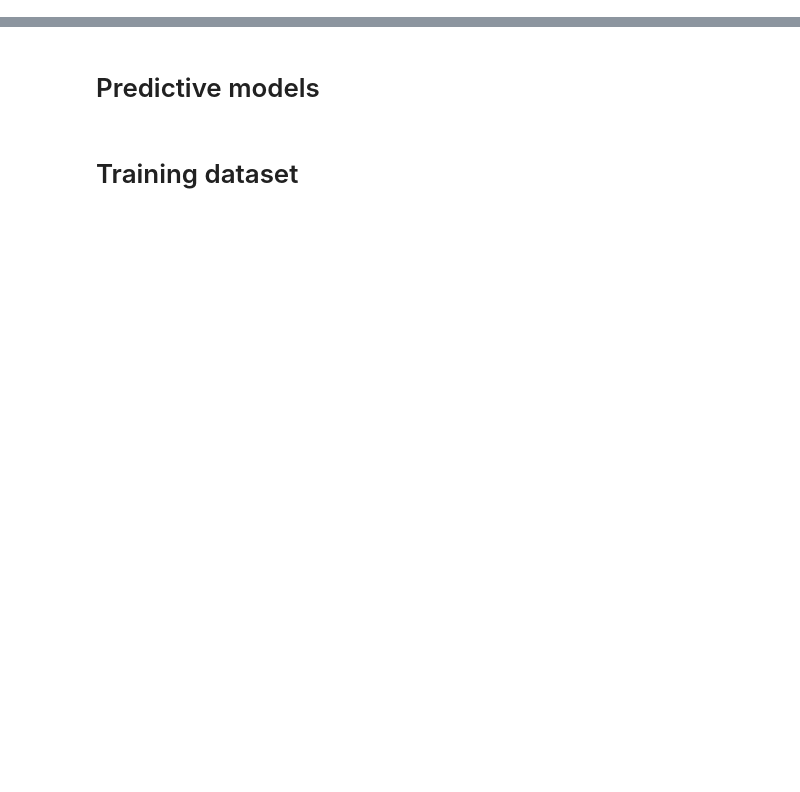
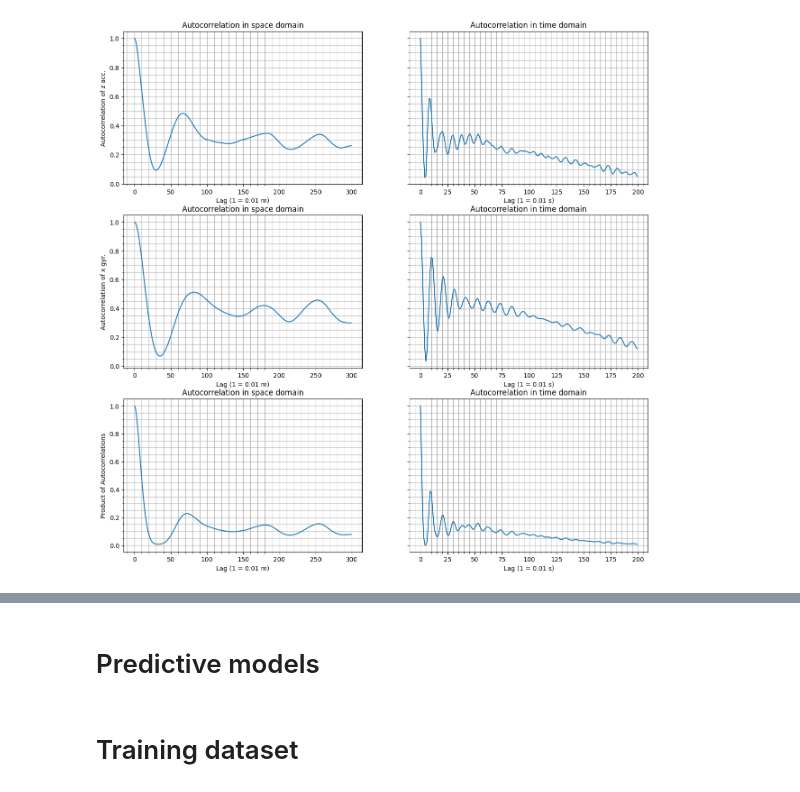
Before and after one commit to carloshernangarrido/car_models, a Jupyter notebook: test_tf_models.ipynb, the cells around one changed output, grey strips where cells are left out. Cells and saved outputs as stored; diff of their text form; code cells hidden in the pictures; blank space fills up the shorter version.

```diff
--- a/test_tf_models.ipynb
+++ b/test_tf_models.ipynb
@@ -89,0 +250,68 @@ class SameRoadLossCallback(tf.keras.callbacks.Callback):
+# %%
+# Calculates autocorrelation function in time domain
+autocorrelation_z_acc = []
+autocorrelation_x_gyr = []
+lags = 200
+for lag in range(lags):
+  autocorrelation_z_acc.append(dfs_crop['acc']['z_rem_mean'].autocorr(lag))
+  autocorrelation_x_gyr.append(dfs_crop['gyr']['x'].autocorr(lag))
+autocorrelation_z_acc = np.array(autocorrelation_z_acc)
+autocorrelation_x_gyr = np.array(autocorrelation_x_gyr)
+
+# Calculates autocorrelation function in space domain
+autocorrelation_space_z_acc = []
+autocorrelation_space_x_gyr = []
+lags = 300
+for lag in range(lags):
+  autocorrelation_space_z_acc.append(dfs_crop_space['acc']['z_rem_mean'].autocorr(lag))
+  autocorrelation_space_x_gyr.append(dfs_crop_space['gyr']['x'].autocorr(lag))
+autocorrelation_space_z_acc = np.array(autocorrelation_space_z_acc)
+autocorrelation_space_x_gyr = np.array(autocorrelation_space_x_gyr)
+
+# Plots autocorrelation function of vertical acc
+fig, ax = plt.subplots(3, 2, sharey='row', figsize=(15, 15))
+ax[0,0].plot(autocorrelation_space_z_acc)
+ax[0,0].set_title('Autocorrelation in space domain')
+ax[0,0].set_xlabel(f'Lag (1 = {delta_space} m)')
+ax[0,0].set_ylabel('Autocorrelation of z acc.')
+ax[0,0].minorticks_on()
+ax[0,0].grid(which='both')
+
+ax[0,1].plot(autocorrelation_z_acc)
+ax[0,1].set_title('Autocorrelation in time domain')
+ax[0,1].set_xlabel(f'Lag (1 = {acc_delta_t} s)')
+ax[0,1].minorticks_on()
+ax[0,1].grid(which='both')
+
+# Plots autocorrelation function of gyr
+ax[1,0].plot(autocorrelation_space_x_gyr)
+ax[1,0].set_title('Autocorrelation in space domain')
+ax[1,0].set_xlabel(f'Lag (1 = {delta_space} m)')
+ax[1,0].set_ylabel('Autocorrelation of x gyr.')
+ax[1,0].minorticks_on()
+ax[1,0].grid(which='both')
+
+ax[1,1].plot(autocorrelation_x_gyr)
+ax[1,1].set_title('Autocorrelation in time domain')
+ax[1,1].set_xlabel(f'Lag (1 = {acc_delta_t} s)')
+ax[1,1].minorticks_on()
+ax[1,1].grid(which='both')
+
+# Plots product of autocorrelations
+ax[2,0].plot(autocorrelation_space_x_gyr * autocorrelation_space_z_acc)
+ax[2,0].set_title('Autocorrelation in space domain')
+ax[2,0].set_xlabel(f'Lag (1 = {delta_space} m)')
+ax[2,0].set_ylabel('Product of Autocorrelations')
+ax[2,0].minorticks_on()
+ax[2,0].grid(which='both')
+
+ax[2,1].plot(autocorrelation_x_gyr * autocorrelation_z_acc)
+ax[2,1].set_title('Autocorrelation in time domain')
+ax[2,1].set_xlabel(f'Lag (1 = {acc_delta_t} s)')
+ax[2,1].minorticks_on()
+ax[2,1].grid(which='both')
+
+
+plt.show()
+# %% [output]
+[figure, added]
```
Also changed, not shown: parts of 42 cells of this notebook.
